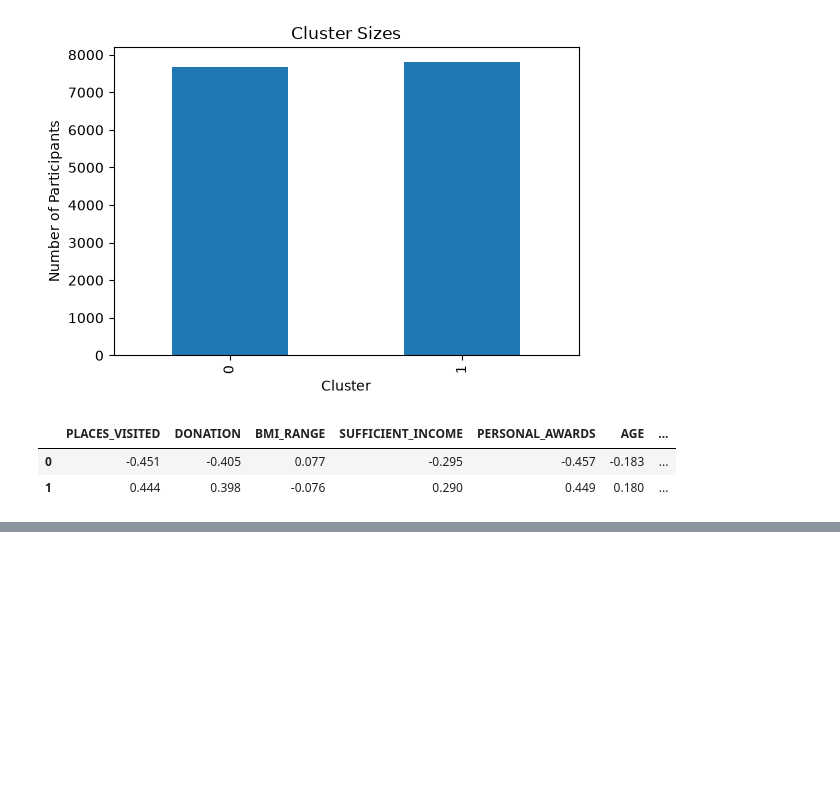
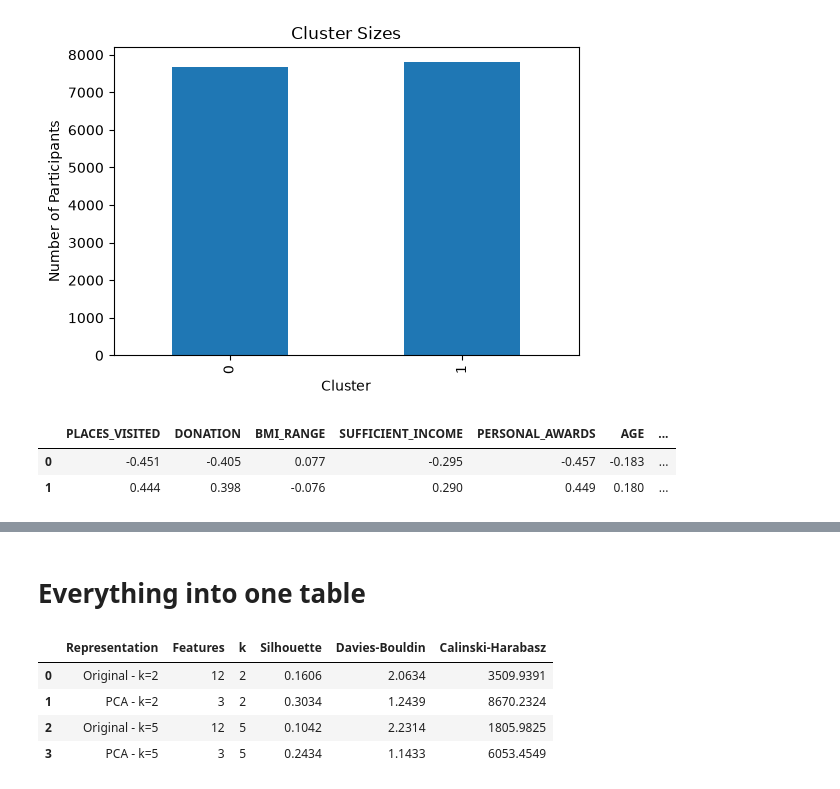
Before and after one commit to Adityaa-KC/Analyzing-the-Impact-of-Eating-Habits-and-Sedentary-Lifestyle-on-Health-Risk-Patterns, a Jupyter notebook: New Structured directory/clustering.ipynb, the cells around one changed output, grey strips where cells are left out. Cells and saved outputs as stored; diff of their text form; code cells hidden in the pictures; blank space fills up the shorter version.

```diff
--- a/New Structured directory/clustering.ipynb
+++ b/New Structured directory/clustering.ipynb
@@ -439,0 +671,15 @@ plt.show()
+# %%
+# ======================================================
+# Original Features: k = 5
+# ======================================================
+
+original_k5 = evaluation_df[
+    evaluation_df["k"] == 5
+].iloc[0]
+
+print("Original Features - k = 5")
+print("-" * 40)
+
+print(f"Silhouette Score     : {original_k5['Silhouette Score']:.4f}")
+print(f"Davies-Bouldin Index : {original_k5['Davies-Bouldin Index']:.4f}")
+print(f"Calinski-Harabasz    : {original_k5['Calinski-Harabasz Index']:.4f}")
@@ -439,0 +734,59 @@ plt.show()
+# %% [markdown]
+# Everything into one table
+# %%
+# ======================================================
+# Final Representation Comparison
+# ======================================================
+
+final_comparison = pd.DataFrame({
+
+    "Representation": [
+        "Original - k=2",
+        "PCA - k=2",
+        "Original - k=5",
+        "PCA - k=5"
+    ],
+
+    "Features": [
+        12,
+        3,
+        12,
+        3
+    ],
+
+    "k": [
+        2,
+        2,
+        5,
+        5
+    ],
+
+    "Silhouette": [
+        original_k2["Silhouette Score"],
+        pca_silhouette,
+        original_k5["Silhouette Score"],
+        pca_silhouette_5
+    ],
+
+    "Davies-Bouldin": [
+        original_k2["Davies-Bouldin Index"],
+        pca_davies,
+        original_k5["Davies-Bouldin Index"],
+        pca_davies_5
+    ],
+
+    "Calinski-Harabasz": [
+        original_k2["Calinski-Harabasz Index"],
+        pca_calinski,
+        original_k5["Calinski-Harabasz Index"],
+        pca_calinski_5
+    ]
+})
+
+display(final_comparison.round(4))
+# %% [output]
+|  | Representation | Features | k | Silhouette | Davies-Bouldin | Calinski-Harabasz |
+| 0 | Original - k=2 | 12 | 2 | 0.1606 | 2.0634 | 3509.9391 |
+| 1 | PCA - k=2 | 3 | 2 | 0.3034 | 1.2439 | 8670.2324 |
+| 2 | Original - k=5 | 12 | 5 | 0.1042 | 2.2314 | 1805.9825 |
+| 3 | PCA - k=5 | 3 | 5 | 0.2434 | 1.1433 | 6053.4549 |
```
Also changed, not shown: parts of 19 cells of this notebook, 3 other files.
